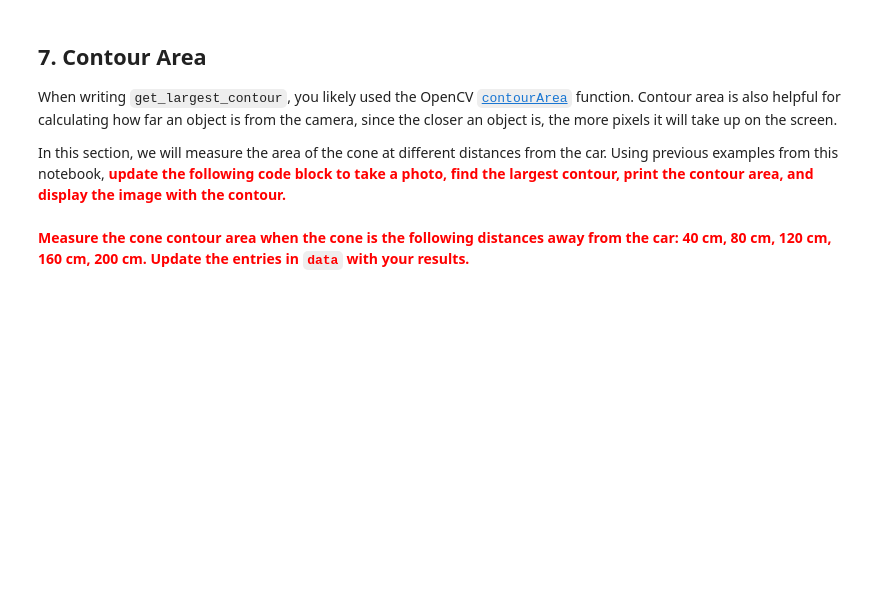
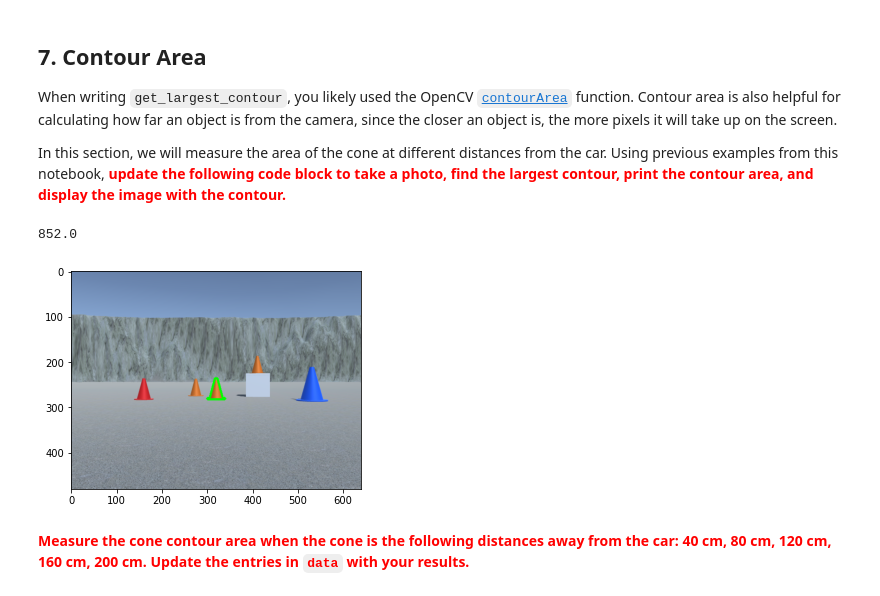
Before and after one commit to MITLLRacecar/racecar-gp3-hot-rods, a Jupyter notebook: labs/lab2/lab2.ipynb, the cells around one changed output. Saved outputs shown, nothing was run; the diff lists cells and outputs as text; code cells hidden in the pictures; blank space fills up the shorter version.

```diff
--- a/labs/lab2/lab2.ipynb
+++ b/labs/lab2/lab2.ipynb
@@ -213,10 +232,10 @@ def get_mask(
     hsv_upper = np.array(hsv_upper)
 
     # TODO: Use the cv.cvtColor function to switch our BGR colors to HSV colors
-
+    image = cv.cvtColor(image, cv.COLOR_BGR2HSV)
 
     # TODO: Use the cv.inRange function to highlight areas in the correct range
-
+    mask = cv.inRange(image, hsv_lower, hsv_upper)
 
     return mask
 # %% [markdown]
@@ -274,10 +299,15 @@ def get_largest_contour(contours: List[NDArray], min_area: int = 30) -> Optional
     Returns:
         The largest contour from the list, or None if no contour was larger than min_area.
     """
-    if len(contours) == 0:
-        # TODO: What should we return if the list of contours is empty?
+    largest = None
+    if len(contours) != 0:
+        for contour in contours :
+            if largest is None : area = 0
+            else : area = cv.contourArea(largest)
+            if cv.contourArea(contour) > min_area and cv.contourArea(contour) > area :
+                largest = contour;
 
-
+    return largest
     # TODO: Return the largest contour, but return None if no contour is larger than min_area
 # %% [markdown]
 Let's try it out.  The following code block uses `find_contours` and `get_largest_contour` to find the largest contour and draw it on the image.  We should now see a green outline surrounding the closest cone in our image.
@@ -363,3 +386,23 @@ In this section, we will measure the area of the cone at different distances fro
+# %%
+image = rc.camera.get_color_image_async()
+
+# Make HSV mask
+hsv_lower = (0, 0, 0)
+hsv_upper = (30, 255, 255)
+mask = get_mask(image, hsv_lower, hsv_upper)
+
+# Find the largest contour
+contours = find_contours(mask)
+largest_contour = get_largest_contour(contours)
+print(cv.contourArea(largest_contour))
+
+# Draw it on the image
+image_copy = np.copy(image)
+draw_contour(image_copy, largest_contour)
+show_image(image_copy)
+# %% [output]
+852.0
+[figure, added]
 # %% [markdown]
 **<font style="color:red">Measure the cone contour area when the cone is the following distances away from the car: 40 cm, 80 cm, 120 cm, 160 cm, 200 cm.  Update the entries in `data` with your results.</font>**
 # %%
```
Also changed, not shown: parts of 24 cells of this notebook, 1 other file.
